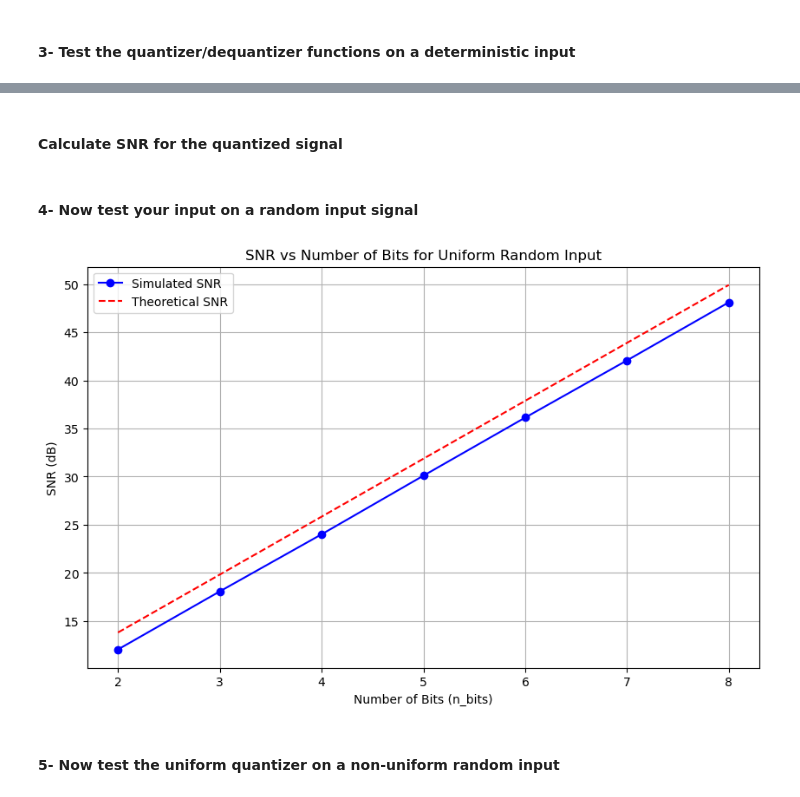
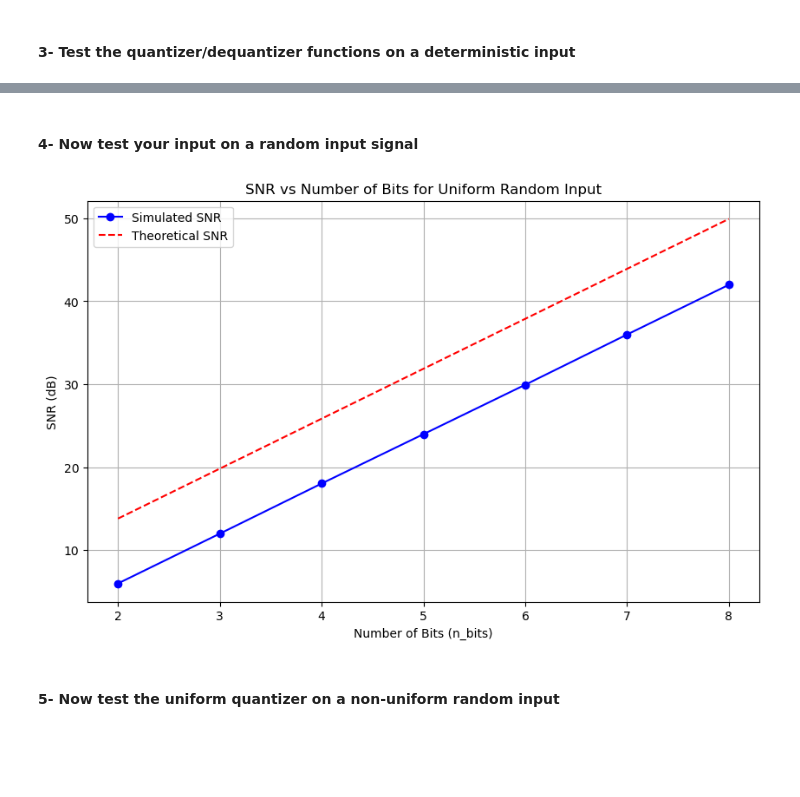
Before and after one commit to AhmedHamed3699/Digital-Communications-Labs, a Jupyter notebook: Assignment-1/quantizer.ipynb, the cells around one changed output, grey strips where cells are left out. Drawn from its saved outputs; the diff is of its cells as text; code cells hidden in the pictures; blank space fills up the shorter version.

```diff
--- a/Assignment-1/quantizer.ipynb
+++ b/Assignment-1/quantizer.ipynb
@@ -7,23 +1,42 @@ num_samples = 10000
+# %%
+import numpy as np
+import matplotlib.pyplot as plt
+
+np.random.seed(42)  # For reproducibility
+num_samples = 10000
+
+def generate_random_signal(num_samples):
+    magnitudes = np.random.exponential(scale=1.0, size=num_samples)
+    polarities = np.random.choice([-1, 1], size=num_samples)
+    return magnitudes * polarities
+
+def calculate_sim_snr(input_signal, deq_val, snr_values):
+    quant_error = input_signal - deq_val
+    signal_power = np.mean(input_signal ** 2)
+    error_power = np.mean(quant_error ** 2)
+    snr = signal_power / error_power
+    snr_db = 10 * np.log10(snr)
+    snr_values.append(snr_db)
+
+def calculate_theoretical_snr(n_bits_range):
+    return [6.02 * n_bits + 1.76 for n_bits in n_bits_range]
 # %% [markdown]
 #### 1- Implement a uniform scalar quantizer function with the header
 # %%
 def UniformQuantizer(in_val, n_bits, xmax, m):
     L = 2 ** n_bits
-    delta = 2 * xmax / L
-    offset = (m * delta) / 2 - xmax
-    shifted_input = in_val - offset
-    clipped_input = np.clip(shifted_input, 0, 2 * xmax - delta / 2)
-    q_ind = np.floor(clipped_input / delta).astype(int)
-    q_ind = np.clip(q_ind, 0, L-1)
+    delta = (2 * xmax) / L
+    shifted_val = in_val - (m * delta / 2)
+    q_ind = np.round(shifted_val / delta + L / 2).astype(int)
+    q_ind = np.clip(q_ind, 0, L - 1)
     return q_ind
 # %% [markdown]
 #### 2- Implement a uniform scaler de-quantizer function with the header
 # %%
 def UniformDequantizer(q_ind, n_bits, xmax, m):
     L = 2 ** n_bits
-    delta = 2 * xmax / L
-    offset = (m * delta) / 2 - xmax
-    deq_val = q_ind * delta + delta / 2 + offset
+    delta = (2 * xmax) / L
+    deq_val = (q_ind - L / 2 + m / 2) * delta
     return deq_val
 # %% [markdown]
 #### 3- Test the quantizer/dequantizer functions on a deterministic input
@@ -65,2 +78,0 @@ plt.show()
-# %% [markdown]
-#### Calculate SNR for the quantized signal
@@ -77,27 +81,27 @@ def calculate_snr(input_signal, snr_values):
 # %%
 input_signal = np.random.uniform(-5, 5, num_samples)
 
 n_bits_range = range(2, 9)
 
 snr_values = []
 for n_bits in n_bits_range:
     q_ind = UniformQuantizer(input_signal, n_bits, 5, 0)
     deq_val = UniformDequantizer(q_ind, n_bits, 5, 0)
-    calculate_snr(input_signal, snr_values)
+    calculate_sim_snr(input_signal, deq_val, snr_values)
 
-theoretical_snr = [6.02*n_bits + 1.76 for n_bits in n_bits_range]
+theoretical_snr = calculate_theoretical_snr(n_bits_range)
 
 plt.figure(figsize=(10, 6))
 plt.plot(n_bits_range, snr_values, 'bo-', label='Simulated SNR')
 plt.plot(n_bits_range, theoretical_snr, 'r--', label='Theoretical SNR')
 plt.grid(True)
 plt.xlabel('Number of Bits (n_bits)')
 plt.ylabel('SNR (dB)')
 plt.title('SNR vs Number of Bits for Uniform Random Input')
 plt.legend()
 plt.show()
 # %% [output]
-[figure, old version]
+[figure, new version]
 # %% [markdown]
 #### 5- Now test the uniform quantizer on a non-uniform random input
 # %%
```
Also changed, not shown: parts of 5 cells of this notebook, 3 other files.
